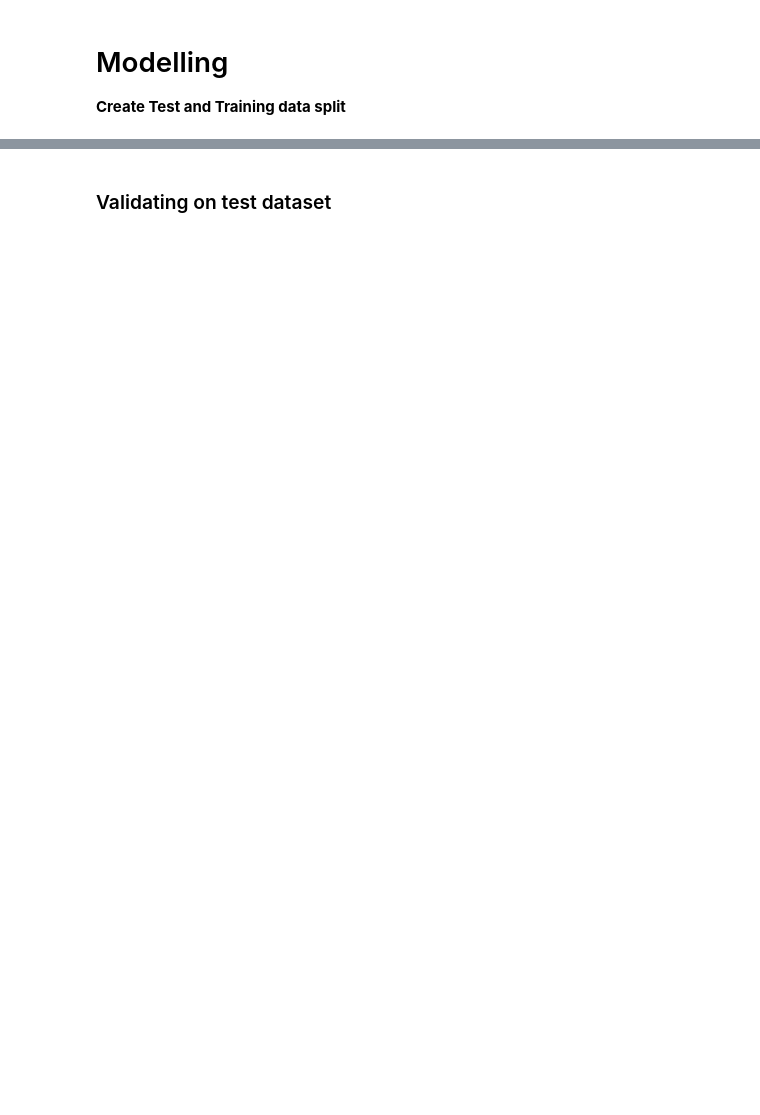
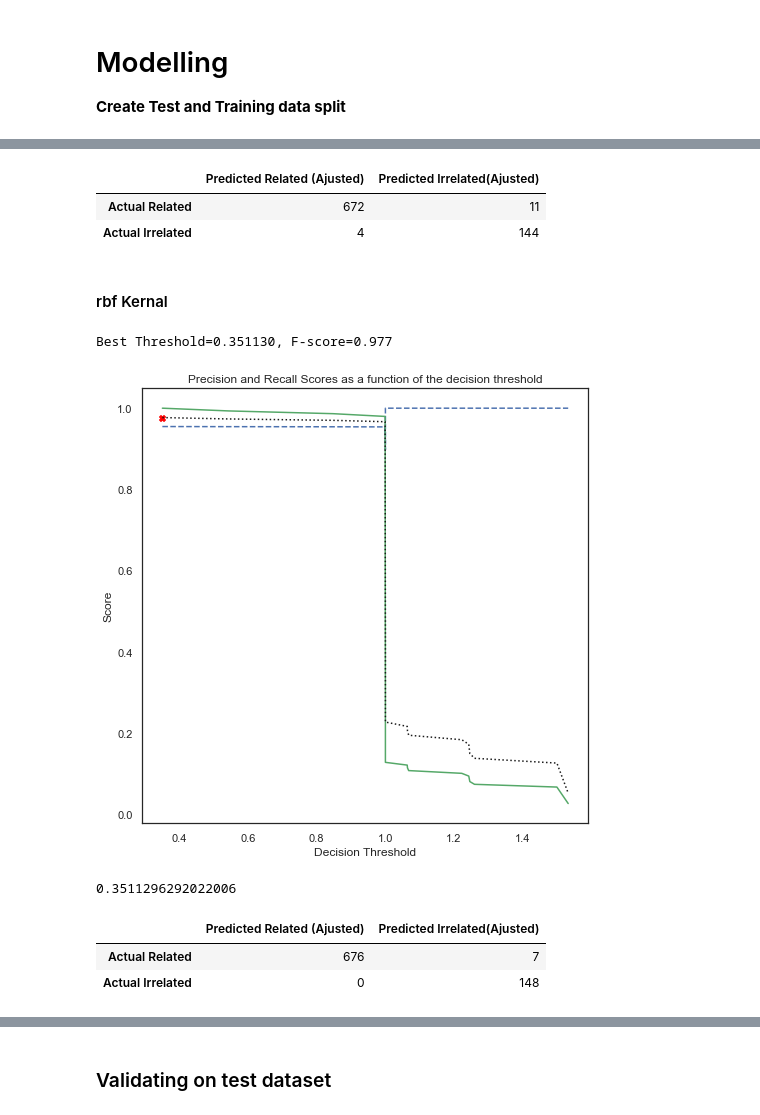
Before and after one commit to vivianyiny/eczema, a Jupyter notebook: Preprocessing & Modeling_tuning.ipynb, the cells around one changed output, grey strips where cells are left out. Cells and saved outputs as stored; diff of their text form; code cells hidden in the pictures; blank space fills up the shorter version.

```diff
--- a/Preprocessing & Modeling_tuning.ipynb
+++ b/Preprocessing & Modeling_tuning.ipynb
@@ -323,0 +432,11 @@ plot_precision_recall_vs_threshold(p, r, thresholds)
+# %%
+# Generating a new confusion matrix on the training results
+
+metrics.confusion_matrix_dataframe(y_train,
+                                   cvec_linear_train_new_preds,
+                                   columns = ["Predicted Related (Ajusted)", "Predicted Irrelated(Ajusted)"],
+                                   index   = ["Actual Related", "Actual Irrelated"])
+# %% [output]
+|  | Predicted Related (Ajusted) | Predicted Irrelated(Ajusted) |
+| Actual Related | 672 | 11 |
+| Actual Irrelated | 4 | 144 |
@@ -323,0 +445,15 @@ plot_precision_recall_vs_threshold(p, r, thresholds)
+# %% [markdown]
+#### rbf Kernal
+# %%
+precision_rbf, recall_rbf, thresholds_rbf= precision_recall_curve(y_train, cvec_rbf_train_score)
+# %%
+# plot the precion, recall and f score a function of the decision threshold based on the rbf kernal
+
+adjusted_threshold_rbf=plot_precision_recall_vs_threshold(precision_rbf, recall_rbf, thresholds_rbf)
+# %% [output]
+Best Threshold=0.351130, F-score=0.977
+[figure, added]
+# %%
+print(adjusted_threshold_rbf)
+# %% [output]
+0.3511296292022006
@@ -323,0 +462,11 @@ plot_precision_recall_vs_threshold(p, r, thresholds)
+# %%
+# Generating a confusion matrix on the test results
+
+metrics.confusion_matrix_dataframe(y_train,
+                                   cvec_rbf_train_new_preds,
+                                   columns = ["Predicted Related (Ajusted)", "Predicted Irrelated(Ajusted)"],
+                                   index   = ["Actual Related", "Actual Irrelated"])
+# %% [output]
+|  | Predicted Related (Ajusted) | Predicted Irrelated(Ajusted) |
+| Actual Related | 676 | 7 |
+| Actual Irrelated | 0 | 148 |
```
Also changed, not shown: parts of 69 cells of this notebook.
